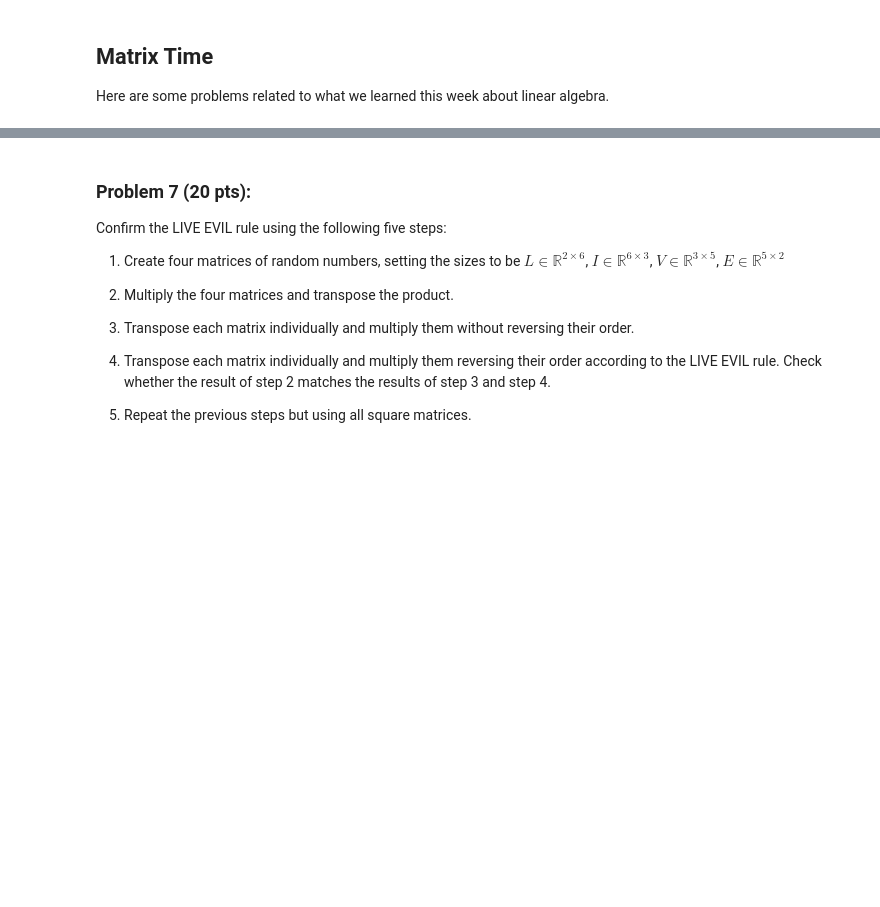
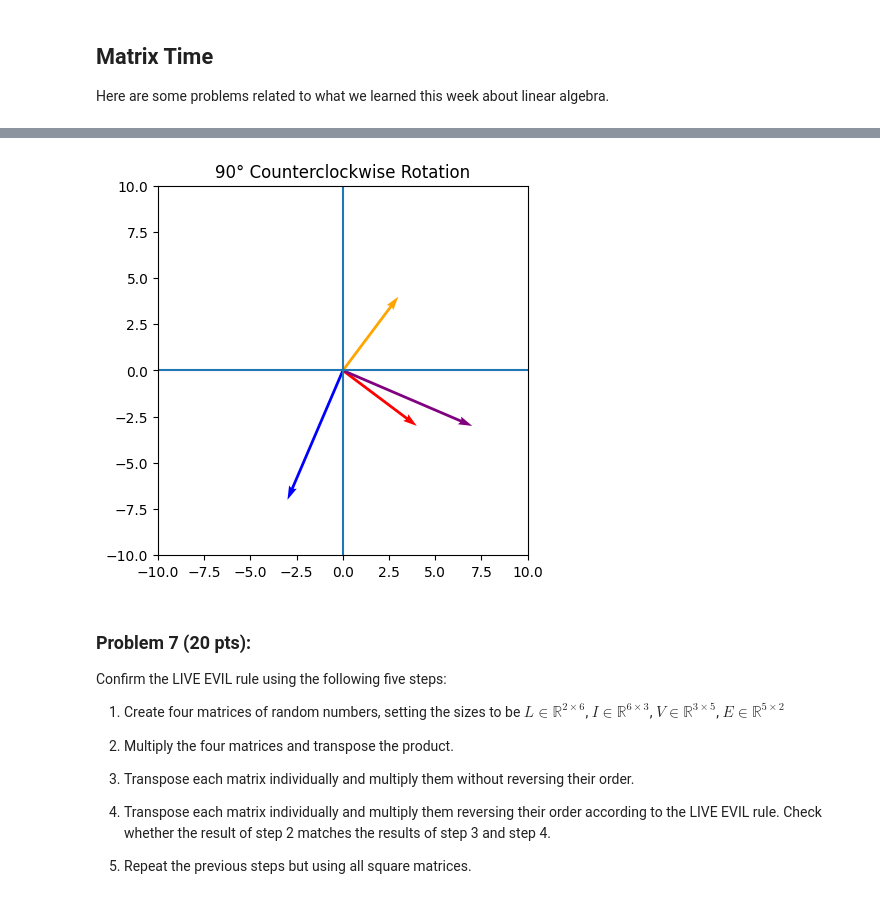
Before and after one commit to mkahlon20/introlpython, a Jupyter notebook: week_7_data_cleaning_matrix.ipynb, the cells around one changed output, grey strips where cells are left out. Drawn from its saved outputs; the diff is of its cells as text; code cells hidden in the pictures; blank space fills up the shorter version.

```diff
--- a/week_7_data_cleaning_matrix.ipynb
+++ b/week_7_data_cleaning_matrix.ipynb
@@ -231,3 +284,40 @@ plt.show()
+# %%
+import numpy as np
+import matplotlib.pyplot as plt
+
+# Example matrix (90° rotation)
+A = np.array([[0, -1],
+              [1,  0]])
+
+# Random 2D integer vectors
+v1 = np.random.randint(-9, 9, size=2)
+v2 = np.random.randint(-9, 9, size=2)
+
+# Transform
+v1_t = A @ v1
+v2_t = A @ v2
+
+# Plot
+quiver = plt.quiver(
+    [0,0,0,0],
+    [0,0,0,0],
+    [v1[0], v2[0], v1_t[0], v2_t[0]],
+    [v1[1], v2[1], v1_t[1], v2_t[1]],
+    angles='xy',
+    scale_units='xy',
+    scale=1,
+    color=['r','b','orange','purple']
+)
+
+plt.xlim(-10,10)
+plt.ylim(-10,10)
+plt.axhline(0)
+plt.axvline(0)
+plt.gca().set_aspect('equal')
+plt.title("90° Counterclockwise Rotation")
+plt.show()
+# %% [output]
+[figure, added]
 # %% [markdown]
 ### Problem 7 (20 pts):
 Confirm the LIVE EVIL rule using the following five steps:
```
Also changed, not shown: parts of 11 cells of this notebook, 10 other files.
